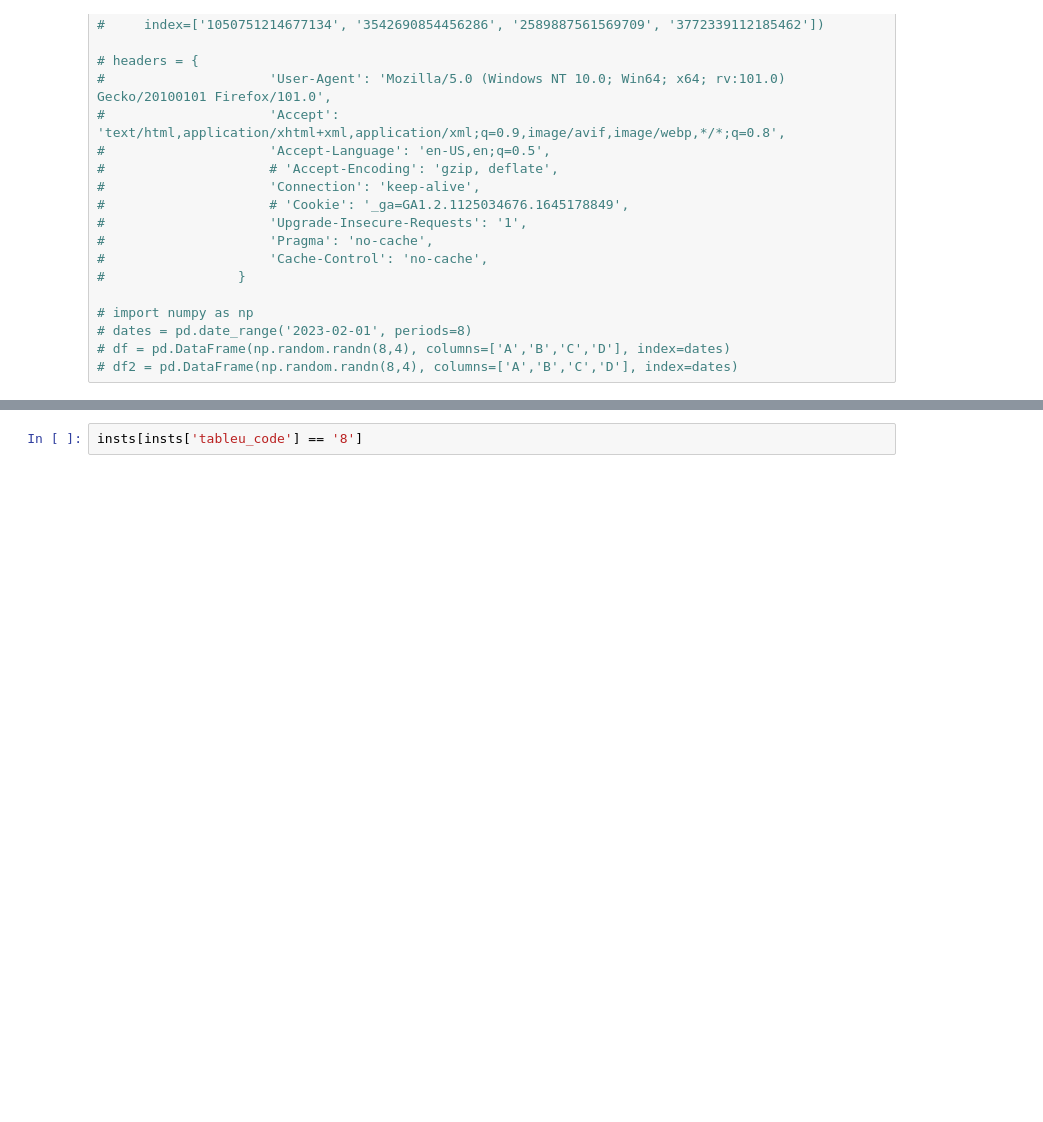
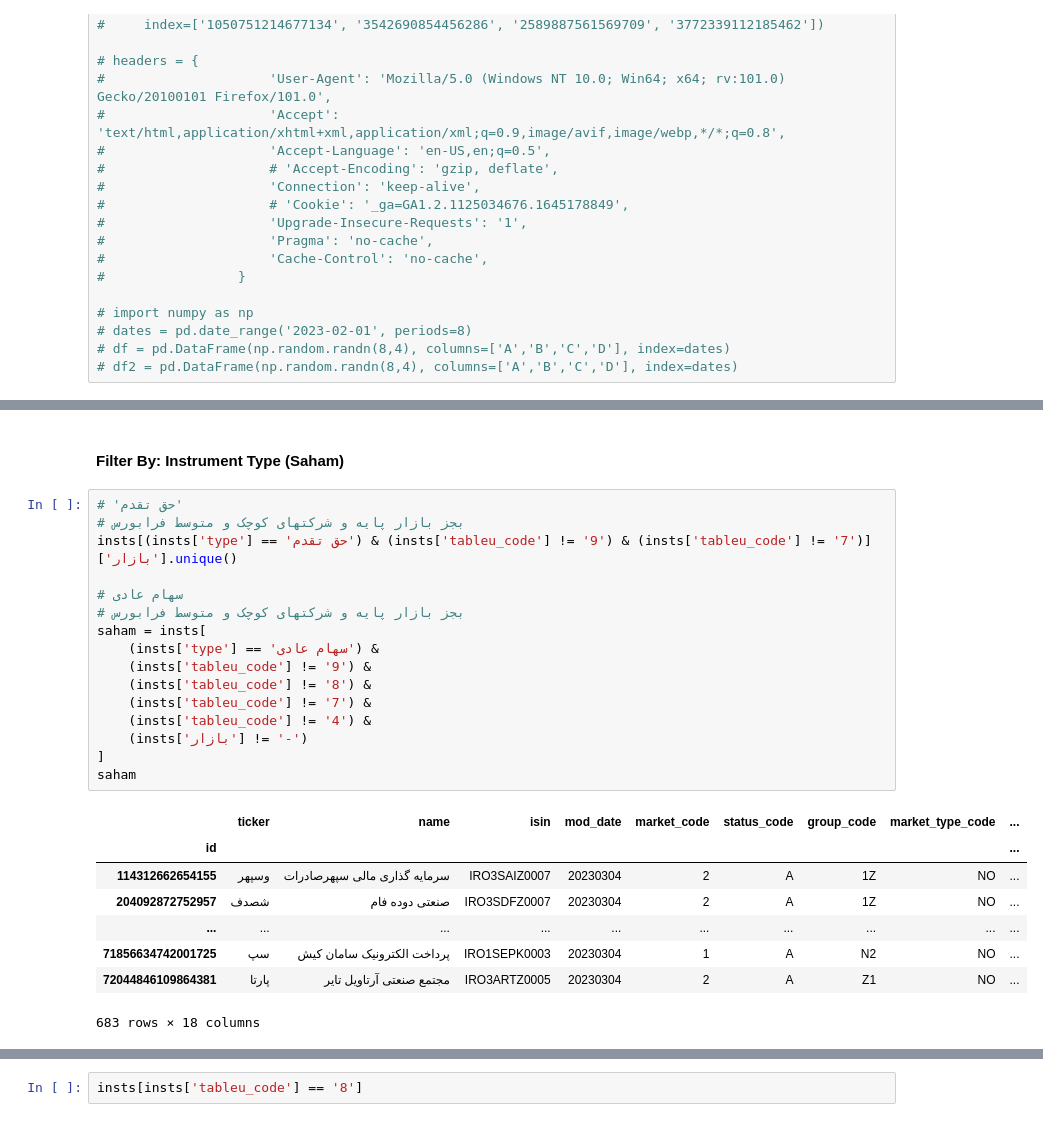
Before and after one commit to Aquarii/dashboard, a Jupyter notebook: draft.ipynb, the cells around one changed output, grey strips where cells are left out. Cells and saved outputs as stored; diff of their text form; blank space fills up the shorter version.

```diff
--- a/draft.ipynb
+++ b/draft.ipynb
@@ -181,0 +190,27 @@ array(['8', '5', '4', '1', '7', '3', '9', '6'], dtype=object)
+# %% [markdown]
+#### Filter By: Instrument Type (Saham)
+# %%
+# 'حق تقدم'
+# بجز بازار پایه و شرکتهای کوچک و متوسط فرابورس
+insts[(insts['type'] == 'حق تقدم') & (insts['tableu_code'] != '9') & (insts['tableu_code'] != '7')]['بازار'].unique()
+
+# سهام عادی
+# بجز بازار پایه و شرکتهای کوچک و متوسط فرابورس
+saham = insts[
+    (insts['type'] == 'سهام عادی') &
+    (insts['tableu_code'] != '9') &
+    (insts['tableu_code'] != '8') &
+    (insts['tableu_code'] != '7') &
+    (insts['tableu_code'] != '4') &
+    (insts['بازار'] != '-')
+]
+saham
+# %% [output]
+|  | ticker | name | isin | mod_date | market_code | status_code | group_code | market_type_code | ... |
+| id |  |  |  |  |  |  |  |  | ... |
+| 114312662654155 | وسپهر | سرمایه گذاری مالی سپهرصادرات | IRO3SAIZ0007 | 20230304 | 2 | A | 1Z | NO | ... |
+| 204092872752957 | شصدف | صنعتی دوده فام | IRO3SDFZ0007 | 20230304 | 2 | A | 1Z | NO | ... |
+| ... | ... | ... | ... | ... | ... | ... | ... | ... | ... |
+| 71856634742001725 | سپ | پرداخت الکترونیک سامان کیش | IRO1SEPK0003 | 20230304 | 1 | A | N2 | NO | ... |
+| 72044846109864381 | پارتا | مجتمع صنعتی آرتاویل تایر | IRO3ARTZ0005 | 20230304 | 2 | A | Z1 | NO | ... |
+683 rows × 18 columns
```
Also changed, not shown: parts of 37 cells of this notebook, 7 other files.
